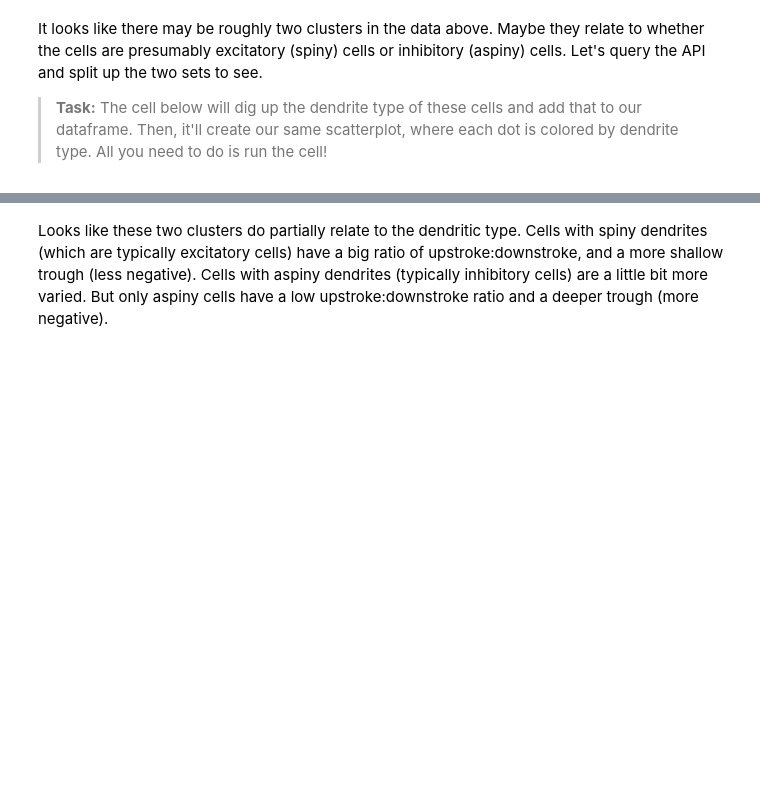
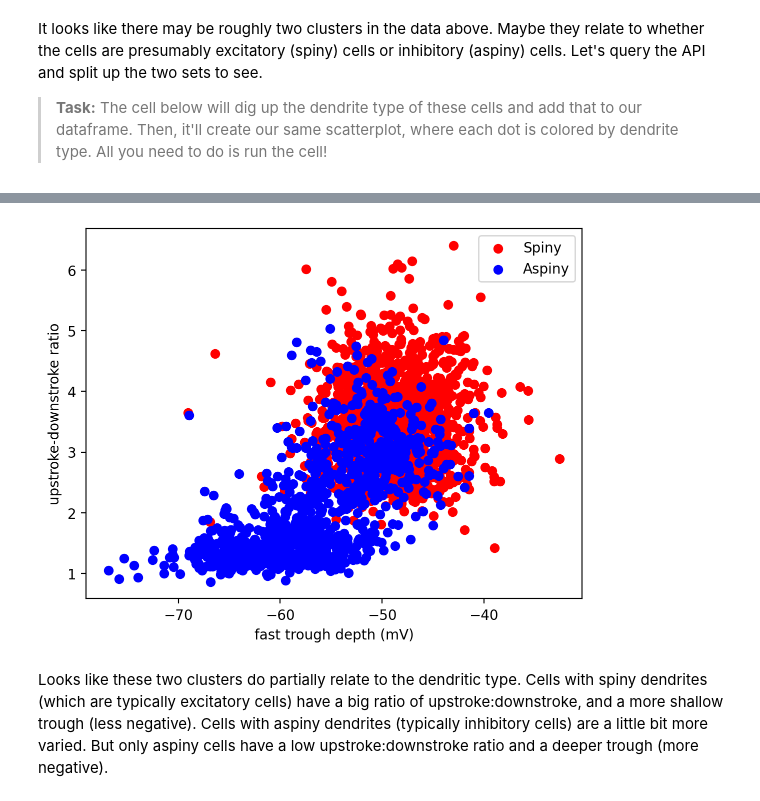
Before and after one commit to mkhosla-ucsd/cogs138_notebooks_sp2026, a Jupyter notebook: lecture_11/CellTypesNotebook-Coding-inclass.ipynb, the cells around one changed output, grey strips where cells are left out. Cells and saved outputs as stored; diff of their text form; code cells hidden in the pictures; blank space fills up the shorter version.

```diff
--- a/lecture_11/CellTypesNotebook-Coding-inclass.ipynb
+++ b/lecture_11/CellTypesNotebook-Coding-inclass.ipynb
@@ -267,21 +291,23 @@ cells = ctc.get_cells()
 # %%
 # Get information about our cells' dendrites
 cells = ctc.get_cells()
 full_dataframe = dataframe.join(pd.DataFrame(cells).set_index('id'))
 
-# Create a dataframe for spiny cells, and a dataframe for aspiny cells
+# # Create a dataframe for spiny cells, and a dataframe for aspiny cells
 spiny_df = full_dataframe[full_dataframe['dendrite_type'] == 'spiny']
 aspiny_df = full_dataframe[full_dataframe['dendrite_type'] == 'aspiny']
 
-# Create our plot! Calling scatter twice like this will draw both of these on the same plot.
-plt.scatter(spiny_df['fast_trough_v_long_square'],spiny_df['upstroke_downstroke_ratio_long_square'])
-plt.scatter(aspiny_df['fast_trough_v_long_square'],aspiny_df['upstroke_downstroke_ratio_long_square'])
+# # Create our plot! Calling scatter twice like this will draw both of these on the same plot.
+plt.scatter(spiny_df['fast_trough_v_long_square'],spiny_df['upstroke_downstroke_ratio_long_square'], color = 'red')
+plt.scatter(aspiny_df['fast_trough_v_long_square'],aspiny_df['upstroke_downstroke_ratio_long_square'], color = 'blue')
 
 plt.ylabel('upstroke-downstroke ratio')
 plt.xlabel('fast trough depth (mV)')
 plt.legend(['Spiny','Aspiny'])
 
 plt.show()
+# %% [output]
+[figure, added]
 # %% [markdown]
 Looks like these two clusters do partially relate to the dendritic type. Cells with spiny dendrites (which are typically excitatory cells) have a big ratio of upstroke:downstroke, and a more shallow trough (less negative). Cells with aspiny dendrites (typically inhibitory cells) are a little bit more varied. But </i>only</i> aspiny cells have a low upstroke:downstroke ratio and a deeper trough (more negative).
 # %% [markdown]
```
Also changed, not shown: parts of 10 cells of this notebook, 12 other files.
